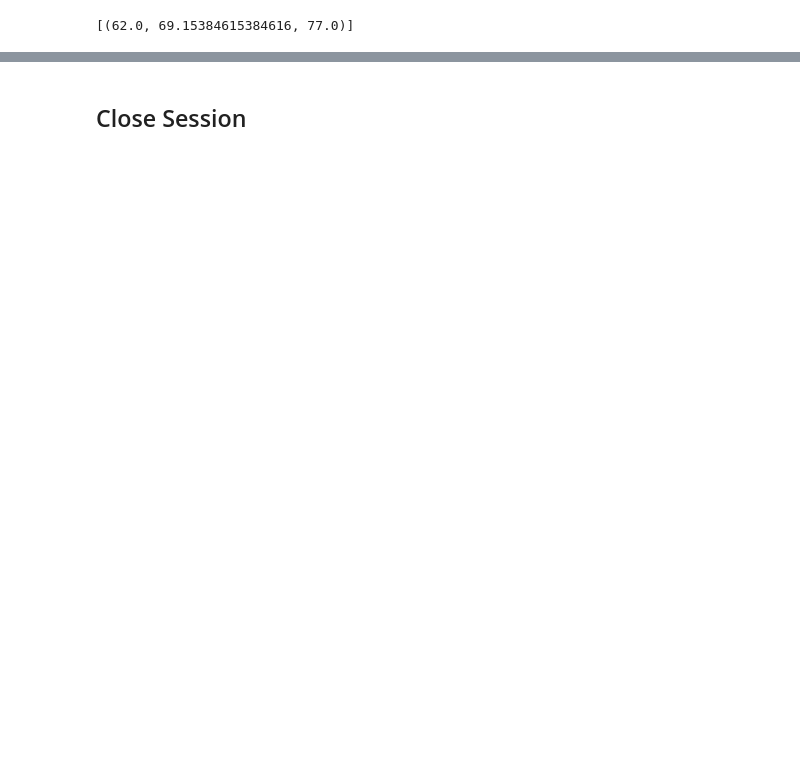
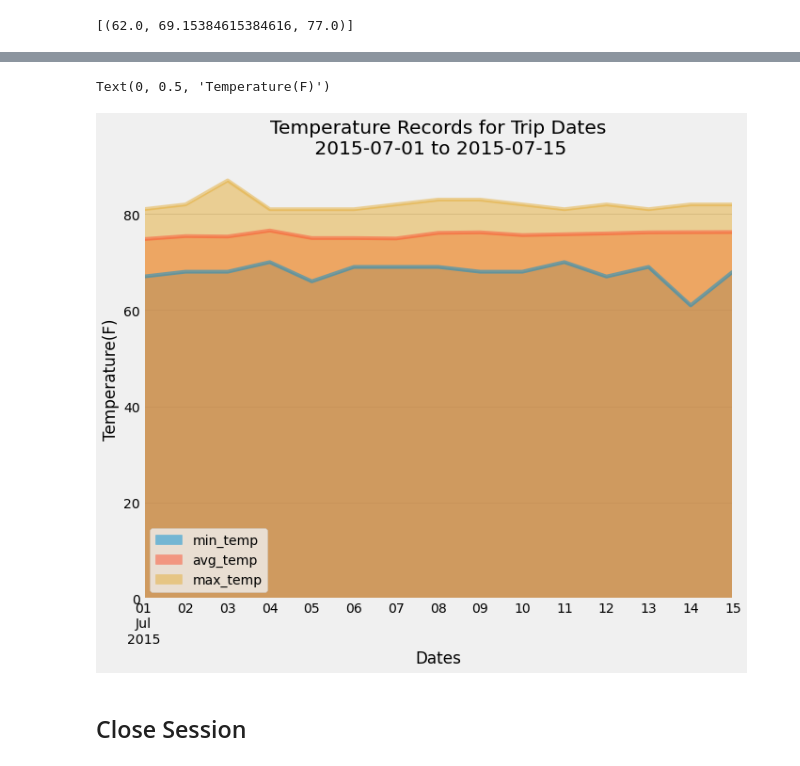
Before and after one commit to patelveronica/sqlalchemy-challenge, a Jupyter notebook: temp_analysis_bonus_2_starter.ipynb, the cells around one changed output, grey strips where cells are left out. Cells and saved outputs as stored; diff of their text form; code cells hidden in the pictures; blank space fills up the shorter version.

```diff
--- a/temp_analysis_bonus_2_starter.ipynb
+++ b/temp_analysis_bonus_2_starter.ipynb
@@ -139,17 +146,18 @@ daily_normals("01-01")
 
 # Set the start and end date of the trip
 start_date = dt.date(2015,7,1)
-end_date = dt.date(2015,7,28)
+end_date = dt.date(2015,7,15)
 
 # Use the start and end date to create a range of dates
 date_range = pd.date_range(start_date, end_date)
 
 # Strip off the year and save a list of strings in the format %m-%d
-dates_mmdd = date_range.strftime("%m"-"%d")
+dates_mmdd = date_range.strftime("%m-%d")
 
-# # # Use the `daily_normals` function to calculate the normals for each date string
-# # # and append the results to a list called `normals`.
+# Use the `daily_normals` function to calculate the normals for each date string
+# and append the results to a list called `normals`.
 normal_list = []
 for trip_date in dates_mmdd:
     normal_list.append(*daily_normals(trip_date))
+normal_list
 # %% [output]
@@ -166,4 +200,11 @@ NameError: name 'normal_list' is not defined
 # %%
 # Plot the daily normals as an area plot with `stacked=False`
+daily_normal_df.plot(kind="area", stacked=False, figsize=(10,8))
+plt.title(f"Temperature Records for Trip Dates\n {start_date} to {end_date}")
+plt.xlabel("Dates")
+plt.ylabel("Temperature(F)")
+# %% [output]
+Text(0, 0.5, 'Temperature(F)')
+[figure, added]
 # %% [markdown]
 ## Close Session
```
Also changed, not shown: parts of 6 cells of this notebook, 2 other files.
